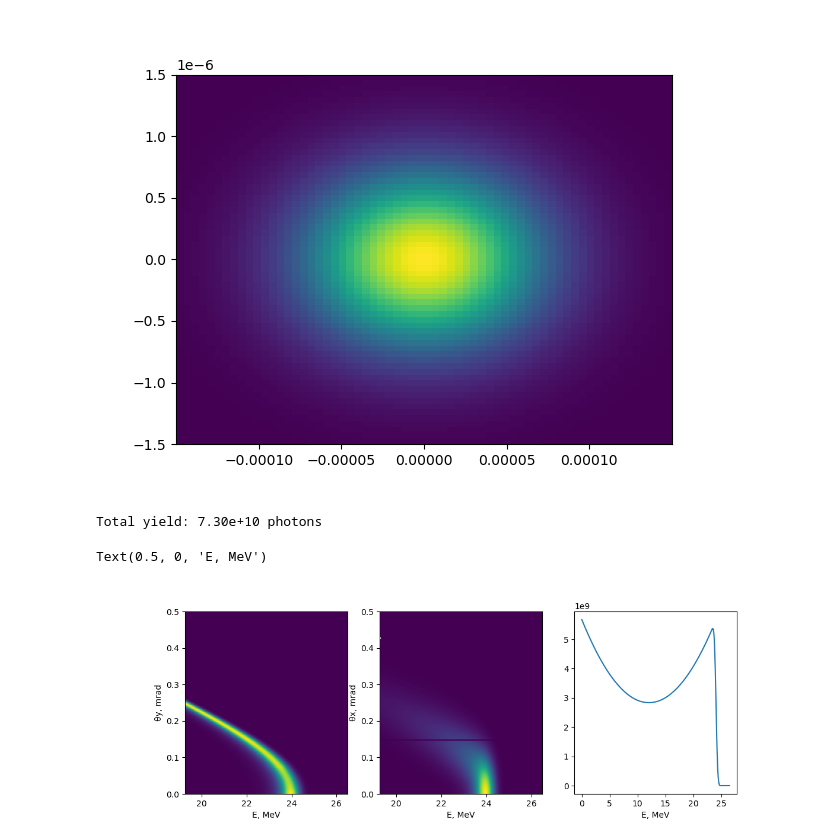
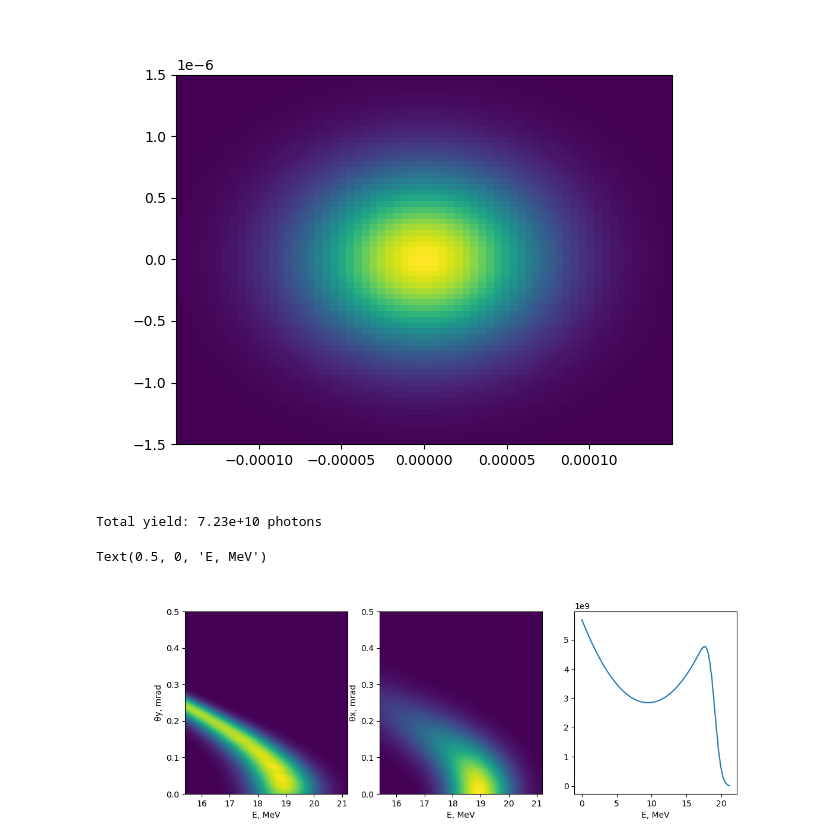
Before and after one commit to blendersamsonov/XIGMA, a Jupyter notebook: Compton-example.ipynb, the cells around one changed output. Saved outputs shown, nothing was run; the diff lists cells and outputs as text; code cells hidden in the pictures.

```diff
--- a/Compton-example.ipynb
+++ b/Compton-example.ipynb
@@ -43,27 +43,27 @@ sigma_gamma = 0.5 / 100 * gamma_0
 thx = cp.linspace(0.0,1.0/gamma_0,127,dtype=cp.float32)
 th_zero = cp.array([0.0],dtype=cp.float32)
 ss = (cp.linspace(0.8,1.1,256)*gamma_0**2).astype(cp.float32)
-spec_kwargs = dict(gamma_0 = gamma_0, sigma_gamma = sigma_gamma, phi_pol = 0*np.pi/2, weight_bias = 0.05, samples_per_point = 32)
-spec_x, dt, arcs, n_arcs = compton.calculate_angular_spectrum(ss, thx, th_zero, **spec_kwargs)
-spec_y, dt, arcs, n_arcs = compton.calculate_angular_spectrum(ss, th_zero, thx, **spec_kwargs)
+spec_kwargs = dict(gamma_0 = gamma_0, sigma_gamma = sigma_gamma, phi_pol = 0*np.pi/2, samples_per_point = 32)
+spec_x, dt, _ = compton.calculate_angular_spectrum(ss, thx, th_zero, **spec_kwargs)
+spec_y, dt, _ = compton.calculate_angular_spectrum(ss, th_zero, thx, **spec_kwargs)
 ss_tot = (cp.linspace(0.0,1.1,512)*gamma_0**2).astype(cp.float32)
 spec_tot = compton.calculate_spectrum(ss_tot, gamma_0, sigma_gamma)
 print(f"Total yield: {compton.calculate_total():.2e} photons")
 # %% [output]
-Total yield: 7.30e+10 photons
+Total yield: 7.23e+10 photons
 # %%
 fig,axes=plt.subplots(1,3,figsize=(12,4))
-s_scale = 5 * compton.Wph
+s_scale = 4 * compton.Wph
 for i, spec in enumerate([spec_y, spec_x]):
     ax=axes[i]
     ax.imshow(spec.sum(axis=i),origin='lower', extent=[ss[0].get()*s_scale,ss[-1].get()*s_scale,thx[0].get()*1e3,thx[-1].get()*1e3])
     ax.set_aspect('auto')
     ax.set_xlabel("E, MeV")
     ax.set_ylabel(f"θ{'yx'[i]}, mrad")
 
 ax=axes[2]
 ax.plot(ss_tot.get()*s_scale, spec_tot)
 ax.set_xlabel("E, MeV")
 # %% [output]
 Text(0.5, 0, 'E, MeV')
-[figure, old version]
+[figure, new version]
```
